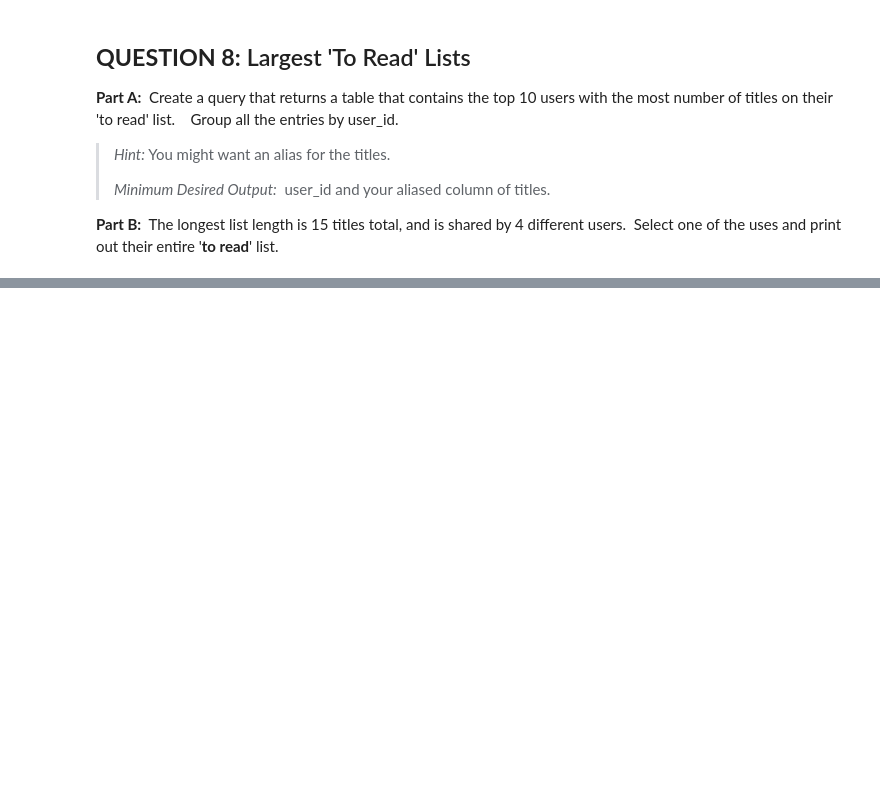
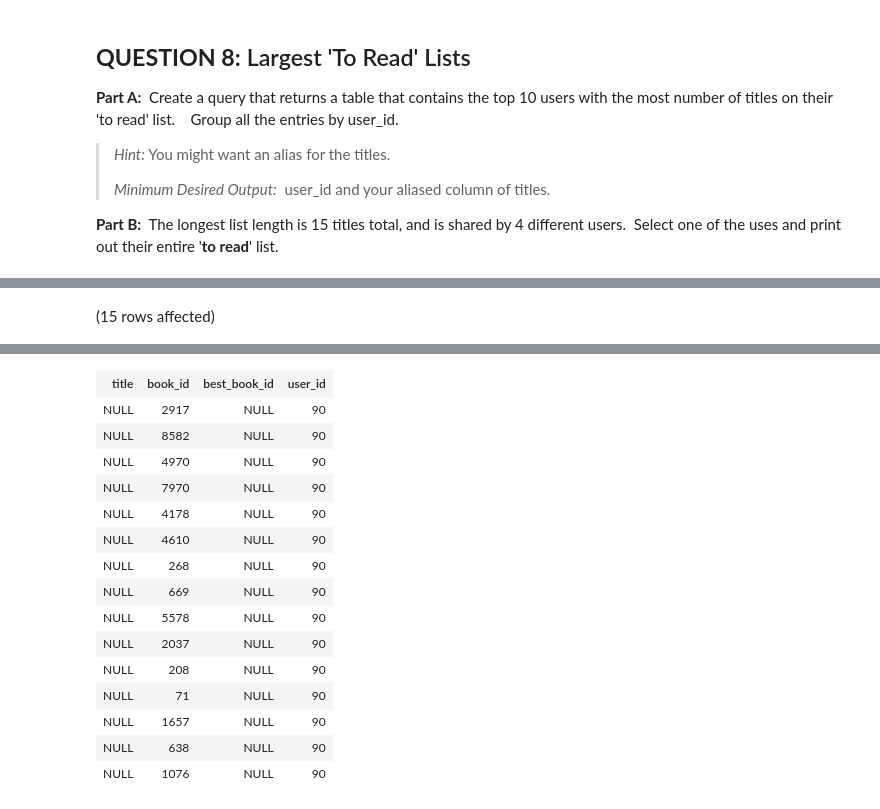
Before and after one commit to yayasanya/SQL-Part-3-Exercises, a Jupyter notebook: SQL-Part-3-Exercises/Notebook-1.ipynb, the cells around one changed output, grey strips where cells are left out. Cells and saved outputs as stored; diff of their text form; code cells hidden in the pictures; blank space fills up the shorter version.

```diff
--- a/SQL-Part-3-Exercises/Notebook-1.ipynb
+++ b/SQL-Part-3-Exercises/Notebook-1.ipynb
@@ -207,0 +490,8 @@ Total execution time: 00:00:00.055
+# %%
+SELECT  b.title, tr.book_id, b.best_book_id, tr.user_id
+FROM BooksDB.dbo.books as b
+FULL JOIN BooksDB.dbo.to_read as tr
+ON b.best_book_id=tr.book_id
+WHERE tr.user_id =90
+# %% [output]
+(15 rows affected)
@@ -207,0 +499,16 @@ Total execution time: 00:00:00.055
+| title | book_id | best_book_id | user_id |
+| NULL | 2917 | NULL | 90 |
+| NULL | 8582 | NULL | 90 |
+| NULL | 4970 | NULL | 90 |
+| NULL | 7970 | NULL | 90 |
+| NULL | 4178 | NULL | 90 |
+| NULL | 4610 | NULL | 90 |
+| NULL | 268 | NULL | 90 |
+| NULL | 669 | NULL | 90 |
+| NULL | 5578 | NULL | 90 |
+| NULL | 2037 | NULL | 90 |
+| NULL | 208 | NULL | 90 |
+| NULL | 71 | NULL | 90 |
+| NULL | 1657 | NULL | 90 |
+| NULL | 638 | NULL | 90 |
+| NULL | 1076 | NULL | 90 |
```
Also changed, not shown: parts of 40 cells of this notebook, 1 other file.
